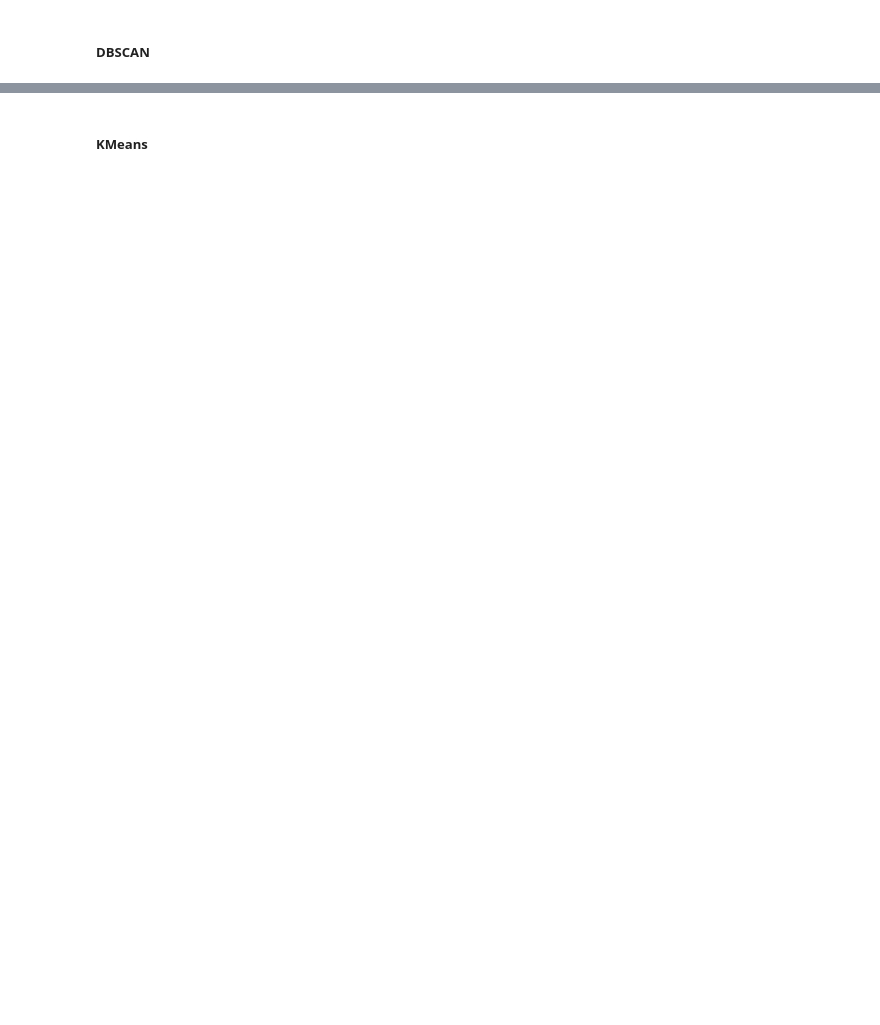
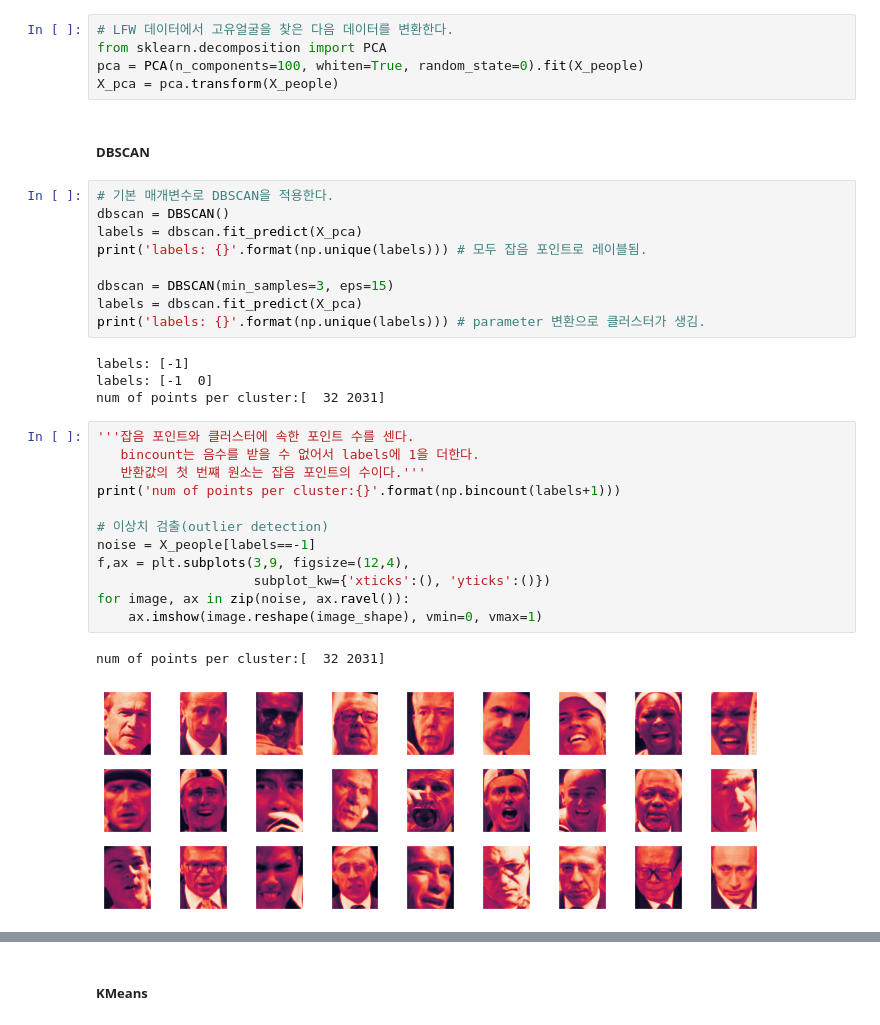
Before and after one commit to JaeMin1130/Machine-Learning, a Jupyter notebook: CHAPTER 3. 비지도 학습과 데이터 전처리.ipynb, the cells around one changed output, grey strips where cells are left out. Cells and saved outputs as stored; diff of their text form; blank space fills up the shorter version.

```diff
--- a/CHAPTER 3. 비지도 학습과 데이터 전처리.ipynb
+++ b/CHAPTER 3. 비지도 학습과 데이터 전처리.ipynb
@@ -297,4 +282,37 @@ for ax, algorithm in zip(ax[1:], algorithms):
 # %% [markdown]
 #### 군집 알고리즘 비교하기(얼굴 데이터셋 분석)
+# %%
+# LFW 데이터에서 고유얼굴을 찾은 다음 데이터를 변환한다.
+from sklearn.decomposition import PCA
+pca = PCA(n_components=100, whiten=True, random_state=0).fit(X_people)
+X_pca = pca.transform(X_people)
 # %% [markdown]
 ##### DBSCAN
+# %%
+# 기본 매개변수로 DBSCAN을 적용한다.
+dbscan = DBSCAN()
+labels = dbscan.fit_predict(X_pca)
+print('labels: {}'.format(np.unique(labels))) # 모두 잡음 포인트로 레이블됨.
+
+dbscan = DBSCAN(min_samples=3, eps=15)
+labels = dbscan.fit_predict(X_pca)
+print('labels: {}'.format(np.unique(labels))) # parameter 변환으로 클러스터가 생김.
+# %% [output]
+labels: [-1]
+labels: [-1  0]
+num of points per cluster:[  32 2031]
+# %%
+'''잡음 포인트와 클러스터에 속한 포인트 수를 센다.
+   bincount는 음수를 받을 수 없어서 labels에 1을 더한다.
+   반환값의 첫 번쨰 원소는 잡음 포인트의 수이다.'''
+print('num of points per cluster:{}'.format(np.bincount(labels+1)))
+
+# 이상치 검출(outlier detection)
+noise = X_people[labels==-1]
+f,ax = plt.subplots(3,9, figsize=(12,4),
+                    subplot_kw={'xticks':(), 'yticks':()})
+for image, ax in zip(noise, ax.ravel()):
+    ax.imshow(image.reshape(image_shape), vmin=0, vmax=1)
+# %% [output]
+num of points per cluster:[  32 2031]
+[figure, added]
```
Also changed, not shown: parts of 15 cells of this notebook.
